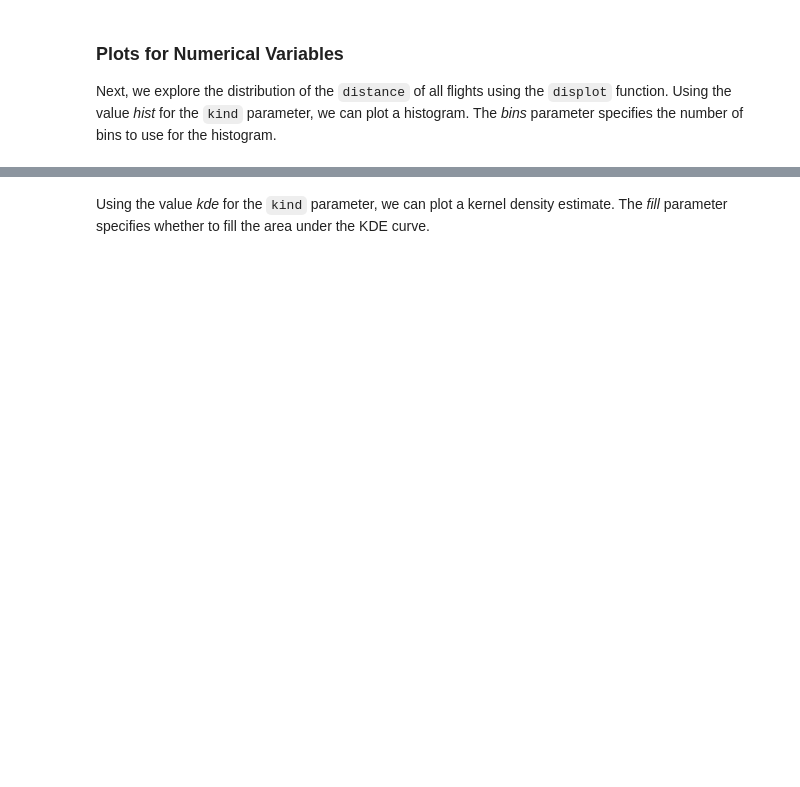
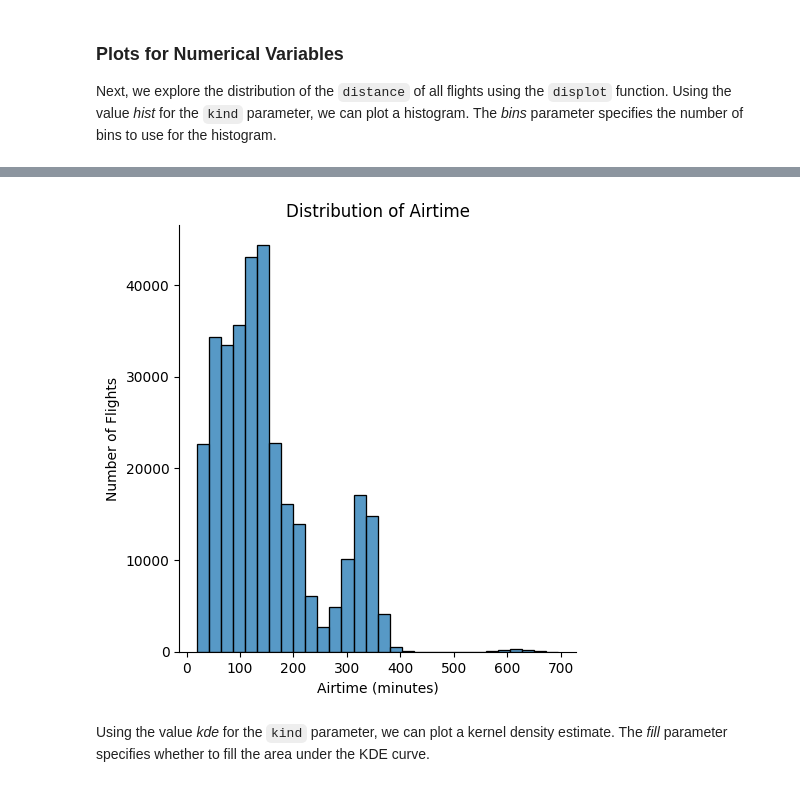
Before and after one commit to Julian200019/DataScience2024, a Jupyter notebook: Session_02/nycflights_prep_and_viz.ipynb, the cells around one changed output, grey strips where cells are left out. Cells and saved outputs as stored; diff of their text form; code cells hidden in the pictures; blank space fills up the shorter version.

```diff
--- a/Session_02/nycflights_prep_and_viz.ipynb
+++ b/Session_02/nycflights_prep_and_viz.ipynb
@@ -199,5 +310,12 @@ plt.show()
 # %%
 # Your turn: Do the same for airtime.
+sns.displot(data=flights_all, kind='hist', x='air_time', bins=30)
+plt.title('Distribution of Airtime')
+plt.xlabel('Airtime (minutes)')
+plt.ylabel('Number of Flights')
+plt.show()
+# %% [output]
+[figure, added]
 # %% [markdown]
 Using the value *kde* for the `kind` parameter, we can plot a kernel density estimate. The *fill* parameter specifies whether to fill the area under the KDE curve.
 # %%
```
Also changed, not shown: parts of 26 cells of this notebook.
